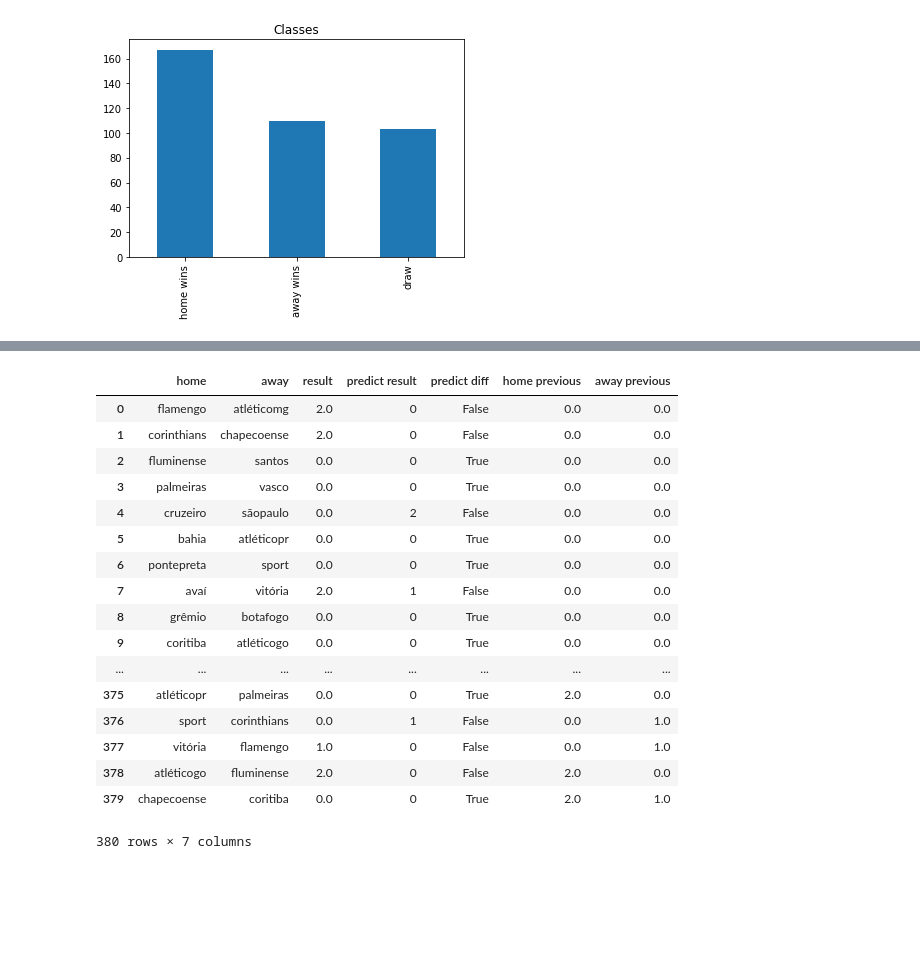
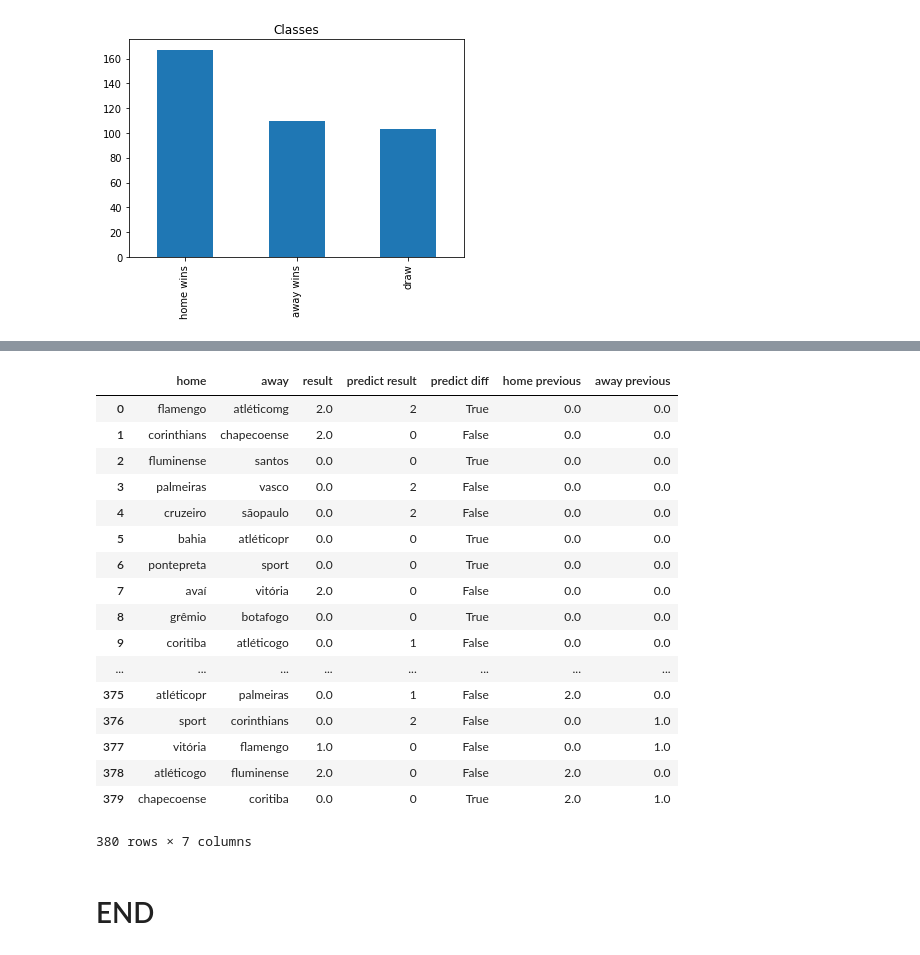
Before and after one commit to PauloHARocha/Brazil-championship-project, a Jupyter notebook: Solution.ipynb, the cells around one changed output, grey strips where cells are left out. Cells and saved outputs as stored; diff of their text form; code cells hidden in the pictures; blank space fills up the shorter version.

```diff
--- a/Solution.ipynb
+++ b/Solution.ipynb
@@ -547,25 +584,27 @@ Text(0.5, 1.0, 'Confusion matrix of all home wins')
 # %%
-# predictions of AdaBoost
-dt_2017['predict result'] = predictions[0]
-dt_2017['predict diff'] = predictions[0] == dt_2017['result']
+# predictions of MLP
+dt_2017['predict result'] = predictions[2]
+dt_2017['predict diff'] = dt_2017['predict result'] == dt_2017['result']
 
 dt_2017[['home', 'away', 'result', 'predict result', 'predict diff','home previous', 'away previous']]
 # %% [output]
 |  | home | away | result | predict result | predict diff | home previous | away previous |
-| 0 | flamengo | atléticomg | 2.0 | 0 | False | 0.0 | 0.0 |
+| 0 | flamengo | atléticomg | 2.0 | 2 | True | 0.0 | 0.0 |
 | 1 | corinthians | chapecoense | 2.0 | 0 | False | 0.0 | 0.0 |
 | 2 | fluminense | santos | 0.0 | 0 | True | 0.0 | 0.0 |
-| 3 | palmeiras | vasco | 0.0 | 0 | True | 0.0 | 0.0 |
+| 3 | palmeiras | vasco | 0.0 | 2 | False | 0.0 | 0.0 |
 | 4 | cruzeiro | sãopaulo | 0.0 | 2 | False | 0.0 | 0.0 |
 | 5 | bahia | atléticopr | 0.0 | 0 | True | 0.0 | 0.0 |
 | 6 | pontepreta | sport | 0.0 | 0 | True | 0.0 | 0.0 |
-| 7 | avaí | vitória | 2.0 | 1 | False | 0.0 | 0.0 |
+| 7 | avaí | vitória | 2.0 | 0 | False | 0.0 | 0.0 |
 | 8 | grêmio | botafogo | 0.0 | 0 | True | 0.0 | 0.0 |
-| 9 | coritiba | atléticogo | 0.0 | 0 | True | 0.0 | 0.0 |
+| 9 | coritiba | atléticogo | 0.0 | 1 | False | 0.0 | 0.0 |
 | ... | ... | ... | ... | ... | ... | ... | ... |
-| 375 | atléticopr | palmeiras | 0.0 | 0 | True | 2.0 | 0.0 |
-| 376 | sport | corinthians | 0.0 | 1 | False | 0.0 | 1.0 |
+| 375 | atléticopr | palmeiras | 0.0 | 1 | False | 2.0 | 0.0 |
+| 376 | sport | corinthians | 0.0 | 2 | False | 0.0 | 1.0 |
 | 377 | vitória | flamengo | 1.0 | 0 | False | 0.0 | 1.0 |
 | 378 | atléticogo | fluminense | 2.0 | 0 | False | 2.0 | 0.0 |
 | 379 | chapecoense | coritiba | 0.0 | 0 | True | 2.0 | 1.0 |
 380 rows × 7 columns
+# %% [markdown]
+# END
```
Also changed, not shown: parts of 38 cells of this notebook.
